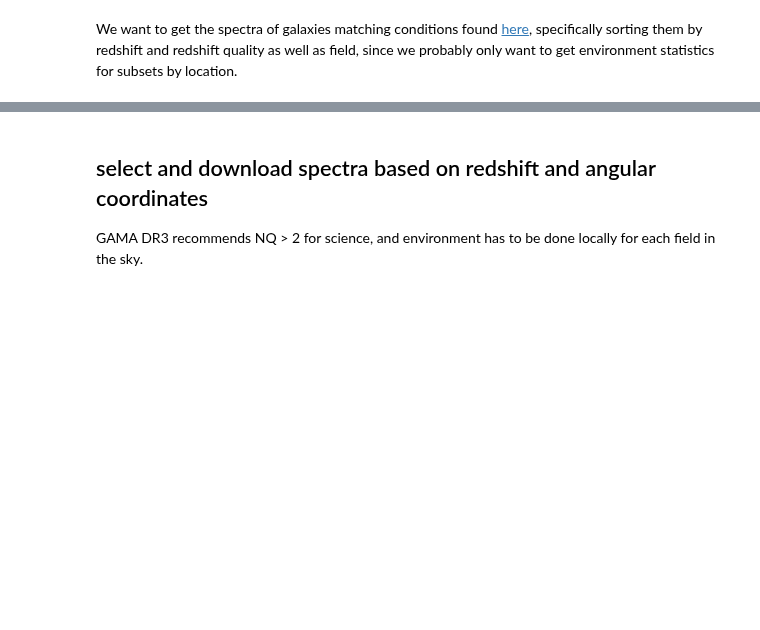
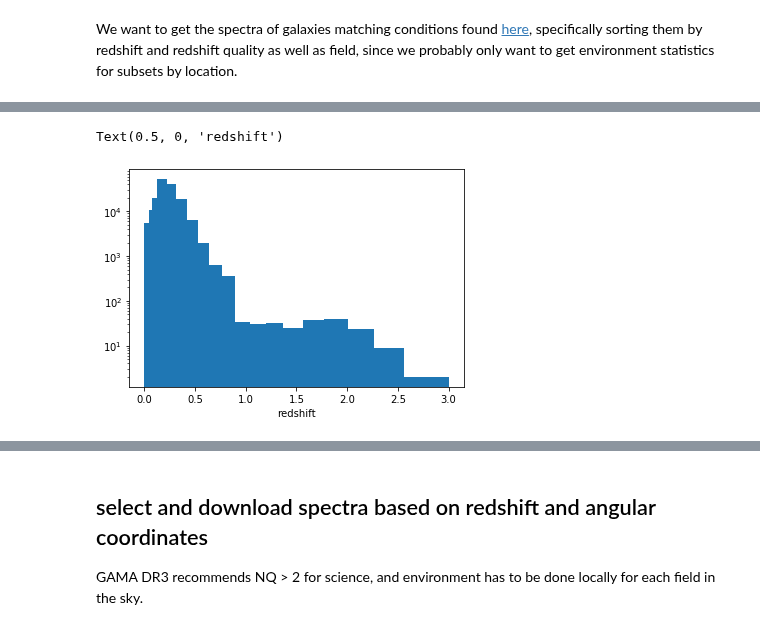
Before and after one commit to aimalz/recidivator, a Jupyter notebook: GAMA/spectra_exploration.ipynb, the cells around one changed output, grey strips where cells are left out. Saved outputs shown, nothing was run; the diff lists cells and outputs as text; code cells hidden in the pictures; blank space fills up the shorter version.

```diff
--- a/GAMA/spectra_exploration.ipynb
+++ b/GAMA/spectra_exploration.ipynb
@@ -23,7 +34,12 @@ with fits.open('SpecObj.fits') as hdul:
 # %%
-plt.hist(df['Z'], bins=[0., 0.042, 0.080, 0.130, 0.221, 0.317, 0.418, 0.525, 0.640, 0.764, 0.897, 1.041, 1.199, 1.372, 1.562, 1.772, 2.007, 2.269, 2.565, 2.899, 3.])
+plt.hist(df['Z'], bins=[0., 0.042, 0.080, 0.130, 0.221, 0.317, 0.418, 0.525,
+                        0.640, 0.764, 0.897, 1.041, 1.199, 1.372, 1.562, 1.772,
+                        2.007, 2.269, 2.565, 2.899, 3.])
 plt.semilogy()
 plt.xlabel('redshift')
+# %% [output]
+Text(0.5, 0, 'redshift')
+[figure, added]
 # %%
 for i in range(5):
     quality = df.loc[df['NQ'] == i+1, 'Z']
```
Also changed, not shown: parts of 71 cells of this notebook.
